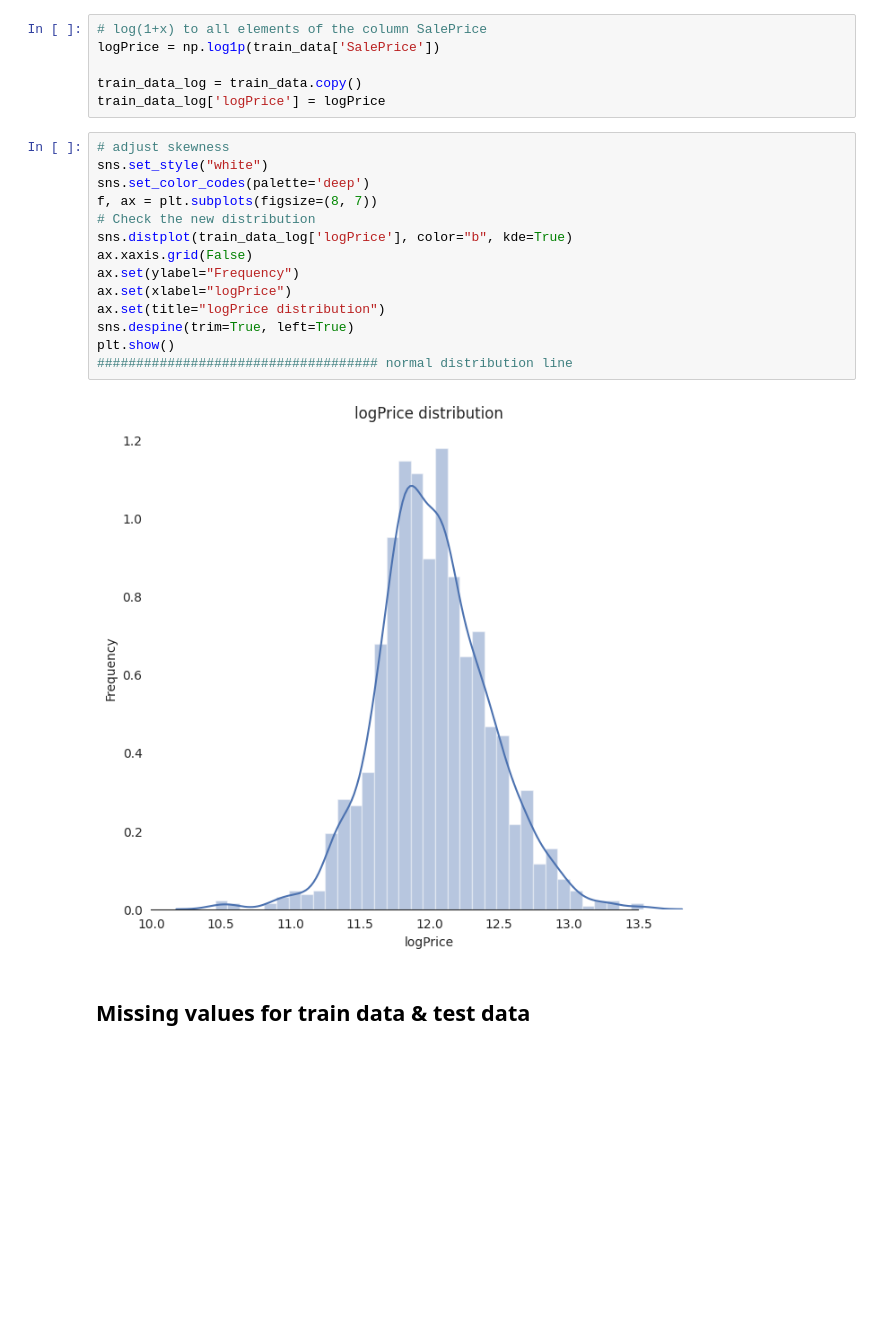
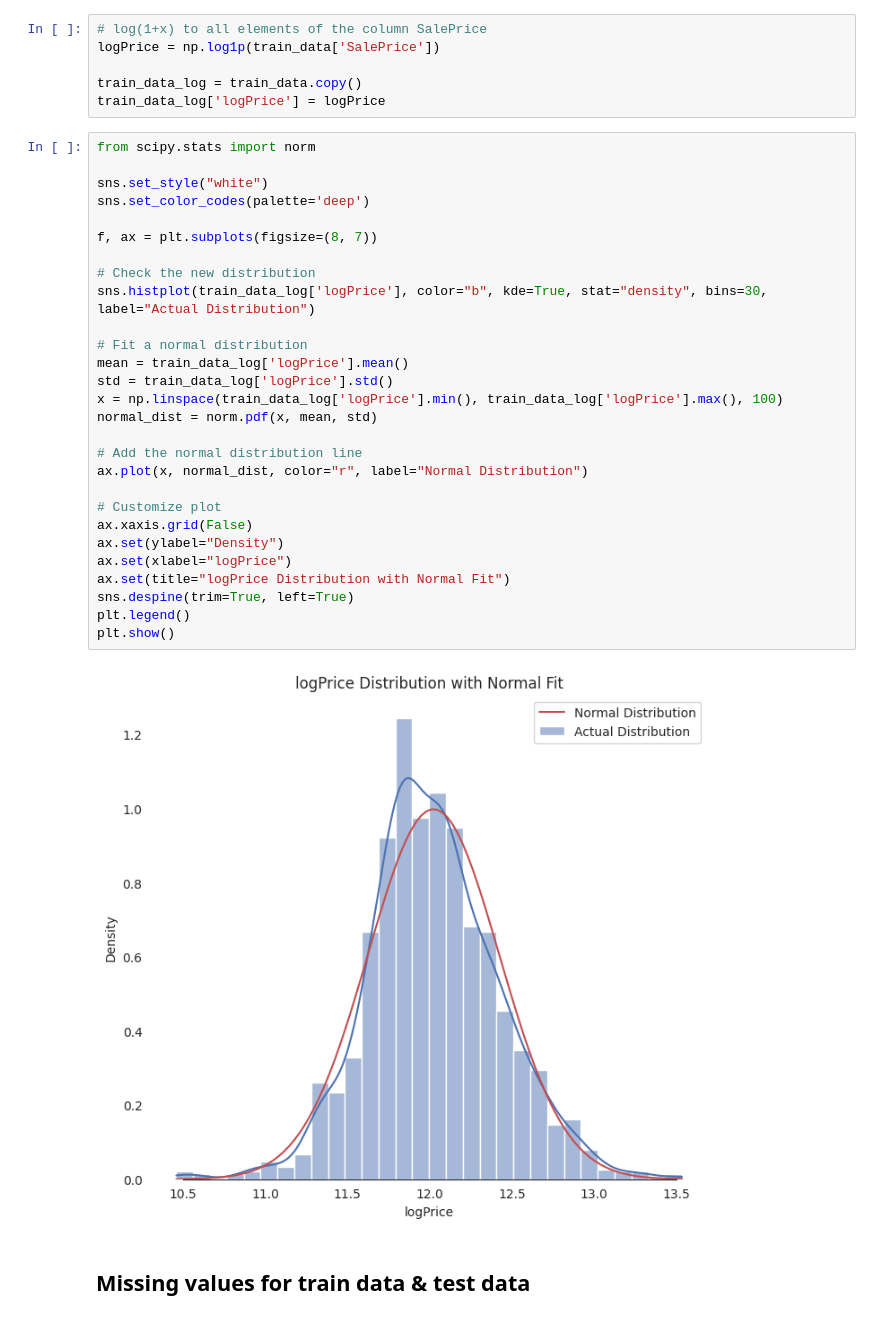
Before and after one commit to zoezhousy/Kaggle_House_Price_Prediction, a Jupyter notebook: notebook-team-x.ipynb, the cells around one changed output. Saved outputs shown, nothing was run; the diff lists cells and outputs as text; blank space fills up the shorter version.

```diff
--- a/notebook-team-x.ipynb
+++ b/notebook-team-x.ipynb
@@ -133,21 +133,35 @@ logPrice = np.log1p(train_data['SalePrice'])
 train_data_log = train_data.copy()
 train_data_log['logPrice'] = logPrice
 # %%
-# adjust skewness
+from scipy.stats import norm
+
 sns.set_style("white")
 sns.set_color_codes(palette='deep')
+
 f, ax = plt.subplots(figsize=(8, 7))
+
 # Check the new distribution
-sns.distplot(train_data_log['logPrice'], color="b", kde=True)
+sns.histplot(train_data_log['logPrice'], color="b", kde=True, stat="density", bins=30, label="Actual Distribution")
+
+# Fit a normal distribution
+mean = train_data_log['logPrice'].mean()
+std = train_data_log['logPrice'].std()
+x = np.linspace(train_data_log['logPrice'].min(), train_data_log['logPrice'].max(), 100)
+normal_dist = norm.pdf(x, mean, std)
+
+# Add the normal distribution line
+ax.plot(x, normal_dist, color="r", label="Normal Distribution")
+
+# Customize plot
 ax.xaxis.grid(False)
-ax.set(ylabel="Frequency")
+ax.set(ylabel="Density")
 ax.set(xlabel="logPrice")
-ax.set(title="logPrice distribution")
+ax.set(title="logPrice Distribution with Normal Fit")
 sns.despine(trim=True, left=True)
+plt.legend()
 plt.show()
-#################################### normal distribution line
 # %% [output]
-[figure, old version]
+[figure, new version]
 # %% [markdown]
 ## Missing values for train data & test data
 # %%
```
Also changed, not shown: parts of 27 cells of this notebook.
